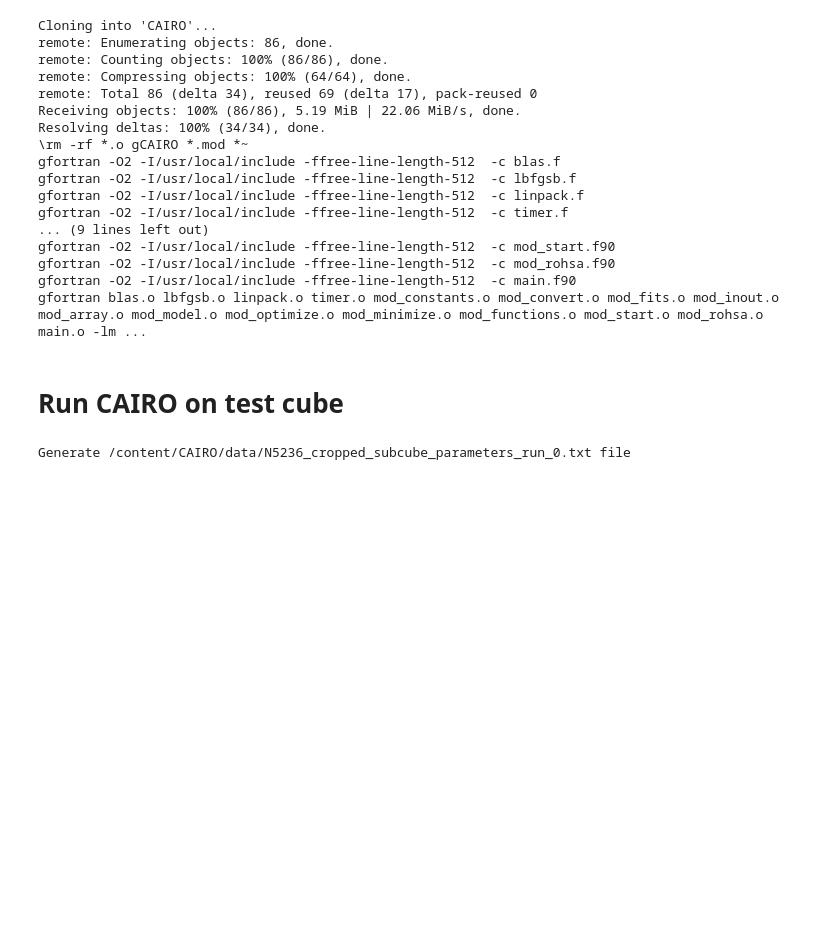
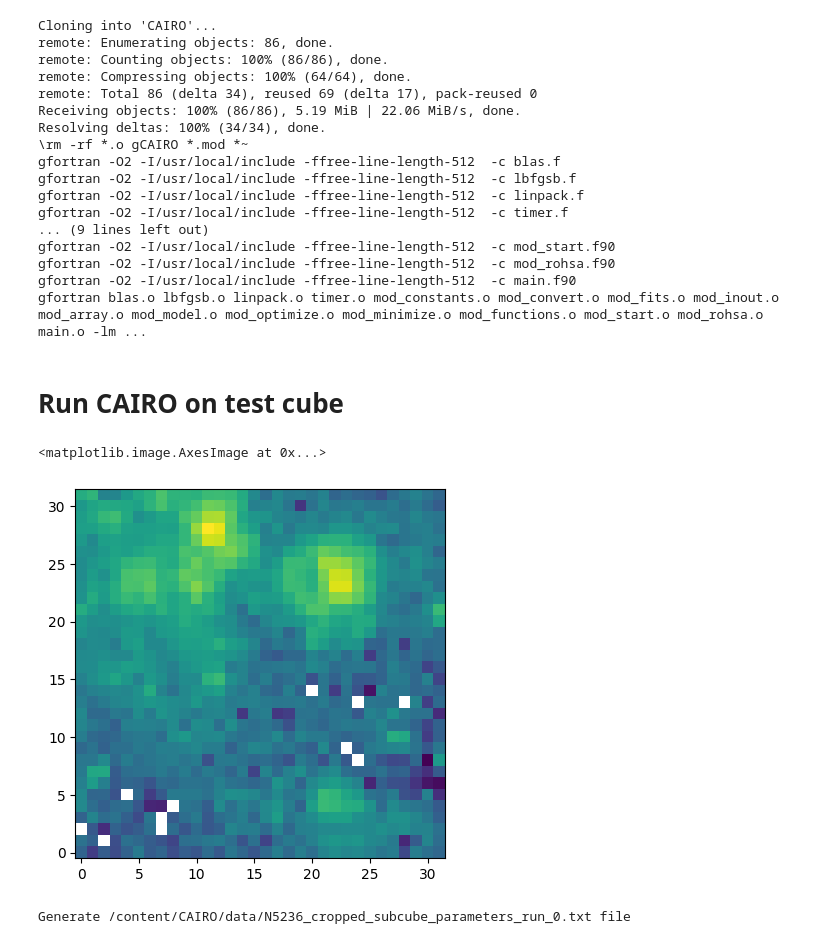
Before and after one commit to antoinemarchal/CAIRO, a Jupyter notebook: CAIRO_notebook.ipynb, the cells around one changed output. Drawn from its saved outputs; the diff is of its cells as text; code cells hidden in the pictures; blank space fills up the shorter version.

```diff
--- a/CAIRO_notebook.ipynb
+++ b/CAIRO_notebook.ipynb
@@ -57,41 +57,20 @@ os.chdir('/content/')
 # %%
 import numpy as np
 from astropy.io import fits
 import matplotlib.pyplot as plt
 
 from CAIROpy import CAIRO
 
 #Load data
 path="/content/CAIRO/data/"
 filename = "N5236_cropped_subcube.fits"
 hdu = fits.open(path+filename)
 hdr = hdu[0].header
 cube = hdu[0].data
 
-core = CAIRO(cube, hdr=hdr)
-
-filename_parameters = path + "N5236_cropped_subcube_parameters_run_0.txt"
-filename = path + "N5236_cropped_subcube.fits"
-fileout = "!" + path + "N5236_cropped_subcube_gauss_run_0.fits"
-filename_noise = path + "N5236_cropped_subcube_rms.fits"
-filename_init_spec = path + "N5236_input.csv"
-filename_lsf = path + "N5236_lsf.csv"
-n_gauss = 6
-lambda_amp = 1.
-lambda_mu = 1.
-lambda_sig = 1.
-lambda_sig_corr_narrow = 1.
-lambda_sig_corr_broad = 0.
-lambda_mu_corr_narrow = 1.
-lambda_mu_corr_broad = 0.
-lambda_var_sig = 1.
-lambda_r = 1.
-lb_sig = 1.
-ib_sig = 4.
-ub_sig = 10.
-lb_amp = 0.01
-ub_amp = 0.
-maxiter = 800
-iprint = 50
-descent = ".false."
+plt.figure()
+plt.imshow(np.log10(np.sum(cube,0)), origin="lower")
+# %% [output]
+<matplotlib.image.AxesImage at 0x...>
+[figure, added]
 # %%
```
Also changed, not shown: parts of 9 cells of this notebook.
